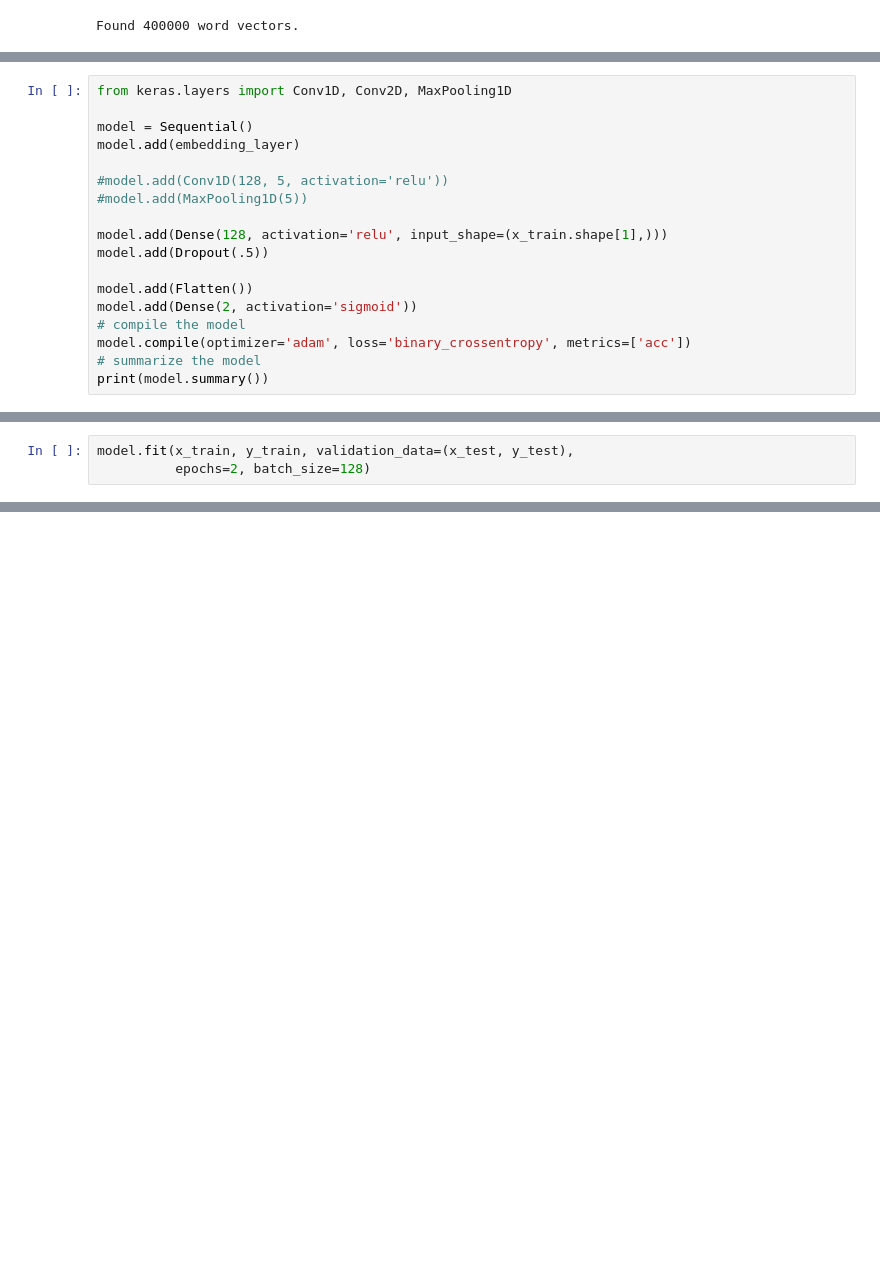
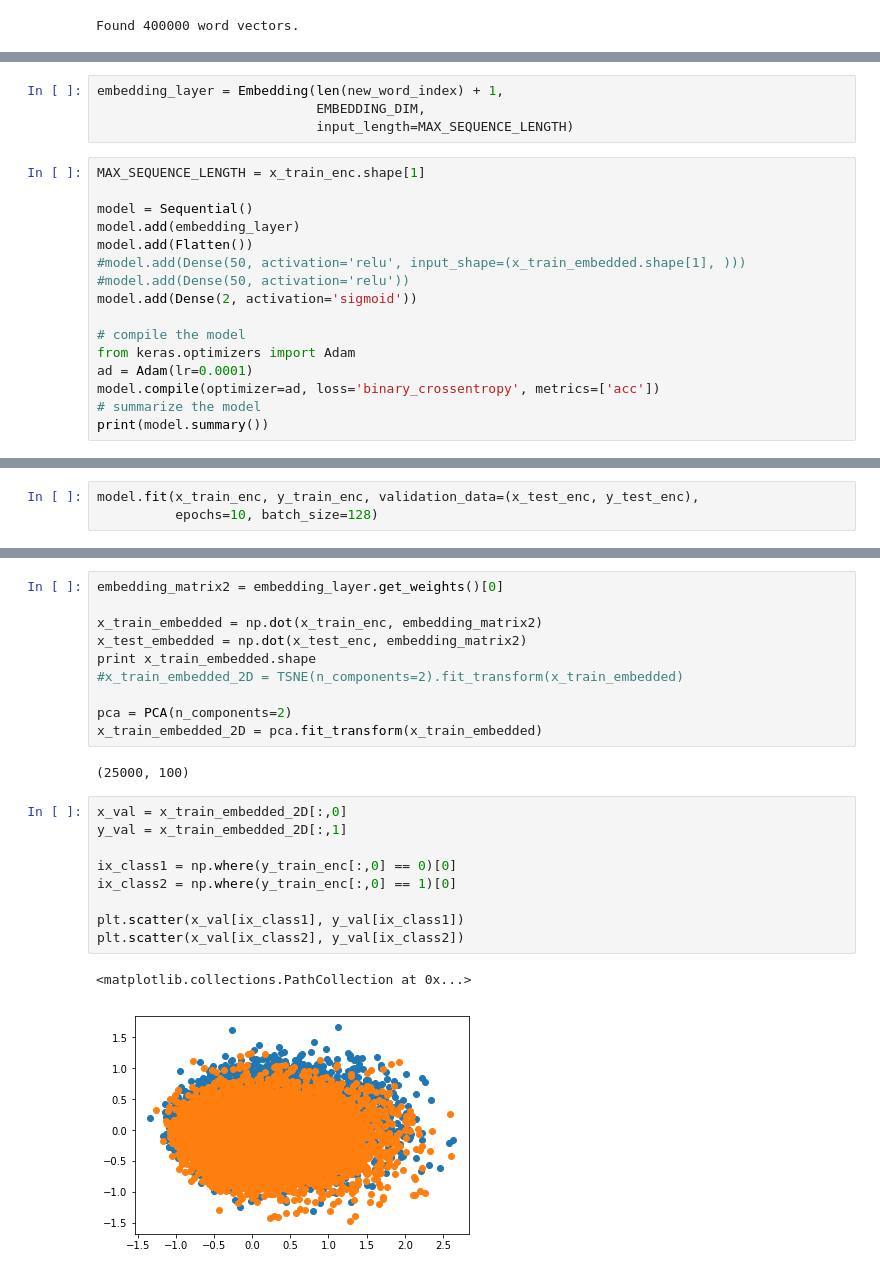
Before and after one commit to FranziOschi/NLP, a Jupyter notebook: IMDB.ipynb, the cells around one changed output, grey strips where cells are left out. Cells and saved outputs as stored; diff of their text form; blank space fills up the shorter version.

```diff
--- a/IMDB.ipynb
+++ b/IMDB.ipynb
@@ -158,19 +292,21 @@ embedding_layer = Embedding(len(new_word_index) + 1,
+# %%
+embedding_layer = Embedding(len(new_word_index) + 1,
+                            EMBEDDING_DIM,
+                            input_length=MAX_SEQUENCE_LENGTH)
 # %%
-from keras.layers import Conv1D, Conv2D, MaxPooling1D
+MAX_SEQUENCE_LENGTH = x_train_enc.shape[1]
 
 model = Sequential()
 model.add(embedding_layer)
+model.add(Flatten())
+#model.add(Dense(50, activation='relu', input_shape=(x_train_embedded.shape[1], )))
+#model.add(Dense(50, activation='relu'))
+model.add(Dense(2, activation='sigmoid'))
 
-#model.add(Conv1D(128, 5, activation='relu'))
-#model.add(MaxPooling1D(5))
-
-model.add(Dense(128, activation='relu', input_shape=(x_train.shape[1],)))
-model.add(Dropout(.5))
-
-model.add(Flatten())
-model.add(Dense(2, activation='sigmoid'))
 # compile the model
-model.compile(optimizer='adam', loss='binary_crossentropy', metrics=['acc'])
+from keras.optimizers import Adam
+ad = Adam(lr=0.0001)
+model.compile(optimizer=ad, loss='binary_crossentropy', metrics=['acc'])
 # summarize the model
 print(model.summary())
 # %% [output]
@@ -193,7 +325,7 @@ Non-trainable params: 100,100
 _________________________________________________________________
 None
 # %%
-model.fit(x_train, y_train, validation_data=(x_test, y_test),
-          epochs=2, batch_size=128)
+model.fit(x_train_enc, y_train_enc, validation_data=(x_test_enc, y_test_enc),
+          epochs=10, batch_size=128)
 # %% [output]
 Train on 25000 samples, validate on 25000 samples
@@ -204 +348,25 @@ Epoch 2/2
 <keras.callbacks.History at 0x...>
+# %%
+embedding_matrix2 = embedding_layer.get_weights()[0]
+
+x_train_embedded = np.dot(x_train_enc, embedding_matrix2)
+x_test_embedded = np.dot(x_test_enc, embedding_matrix2)
+print x_train_embedded.shape
+#x_train_embedded_2D = TSNE(n_components=2).fit_transform(x_train_embedded)
+
+pca = PCA(n_components=2)
+x_train_embedded_2D = pca.fit_transform(x_train_embedded)
+# %% [output]
+(25000, 100)
+# %%
+x_val = x_train_embedded_2D[:,0]
+y_val = x_train_embedded_2D[:,1]
+
+ix_class1 = np.where(y_train_enc[:,0] == 0)[0]
+ix_class2 = np.where(y_train_enc[:,0] == 1)[0]
+
+plt.scatter(x_val[ix_class1], y_val[ix_class1])
+plt.scatter(x_val[ix_class2], y_val[ix_class2])
+# %% [output]
+<matplotlib.collections.PathCollection at 0x...>
+[figure, added]
```
Also changed, not shown: parts of 40 cells of this notebook.
